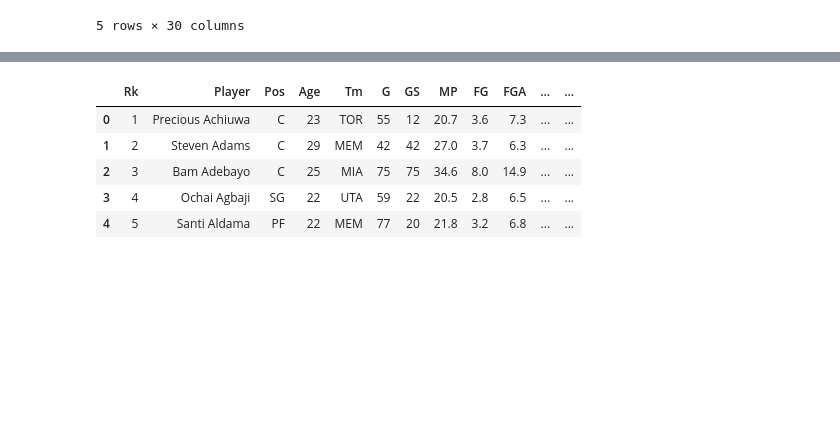
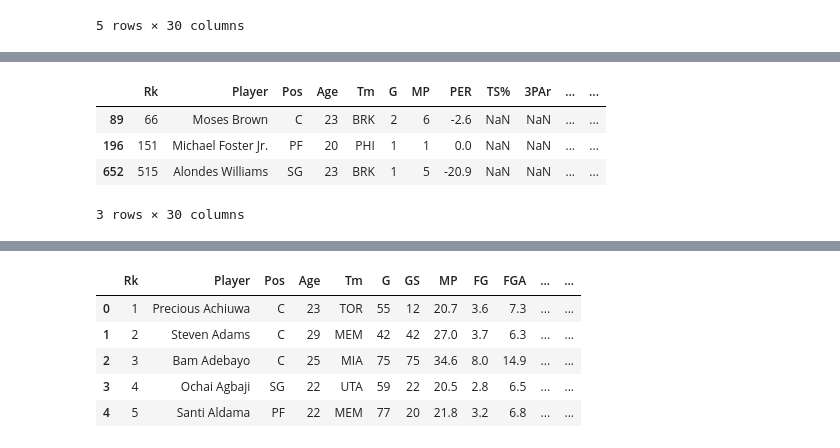
Before and after one commit to brunopiato/NBA_2022-2023, a Jupyter notebook: NBA_Season22_23.ipynb, the cells around one changed output, grey strips where cells are left out. Drawn from its saved outputs; the diff is of its cells as text; code cells hidden in the pictures; blank space fills up the shorter version.

```diff
--- a/NBA_Season22_23.ipynb
+++ b/NBA_Season22_23.ipynb
@@ -58,0 +164,8 @@ advanced_df.head()
+# %%
+advanced_df[advanced_df['3PAr'].isna()]
+# %% [output]
+|  | Rk | Player | Pos | Age | Tm | G | MP | PER | TS% | 3PAr | ... | ... |
+| 89 | 66 | Moses Brown | C | 23 | BRK | 2 | 6 | -2.6 | NaN | NaN | ... | ... |
+| 196 | 151 | Michael Foster Jr. | PF | 20 | PHI | 1 | 1 | 0.0 | NaN | NaN | ... | ... |
+| 652 | 515 | Alondes Williams | SG | 23 | BRK | 1 | 5 | -20.9 | NaN | NaN | ... | ... |
+3 rows × 30 columns
```
Also changed, not shown: parts of 31 cells of this notebook, 3 other files.
